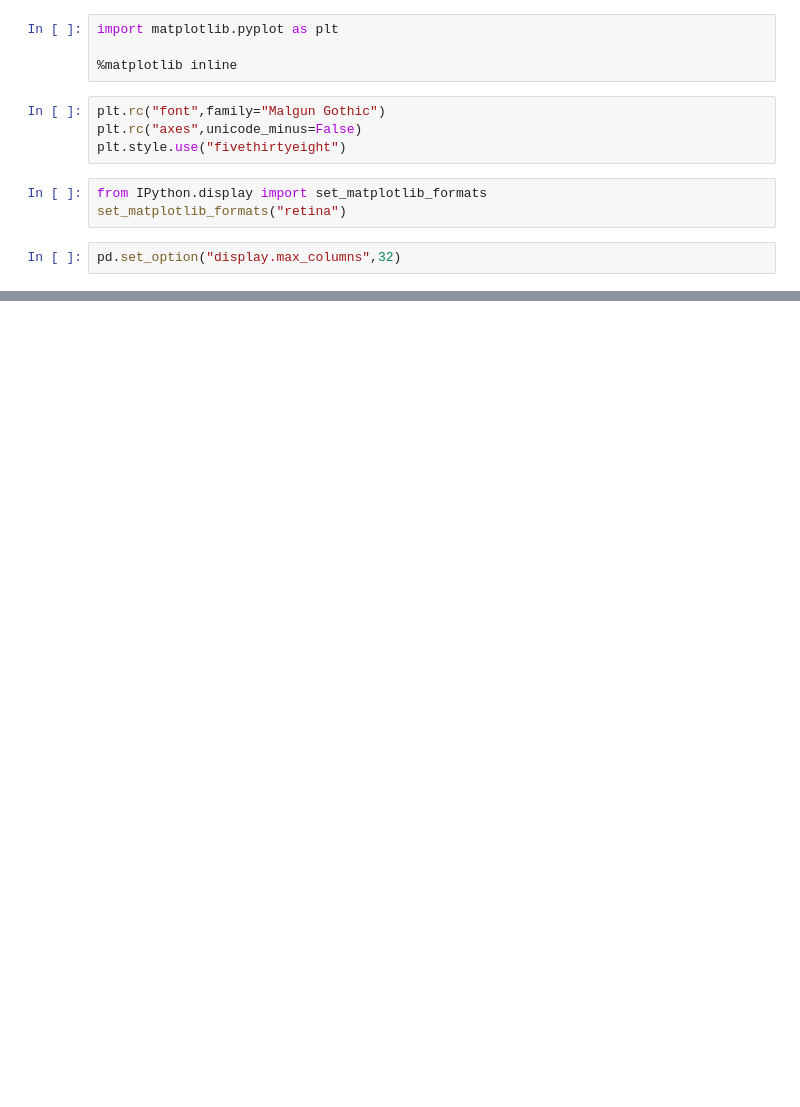
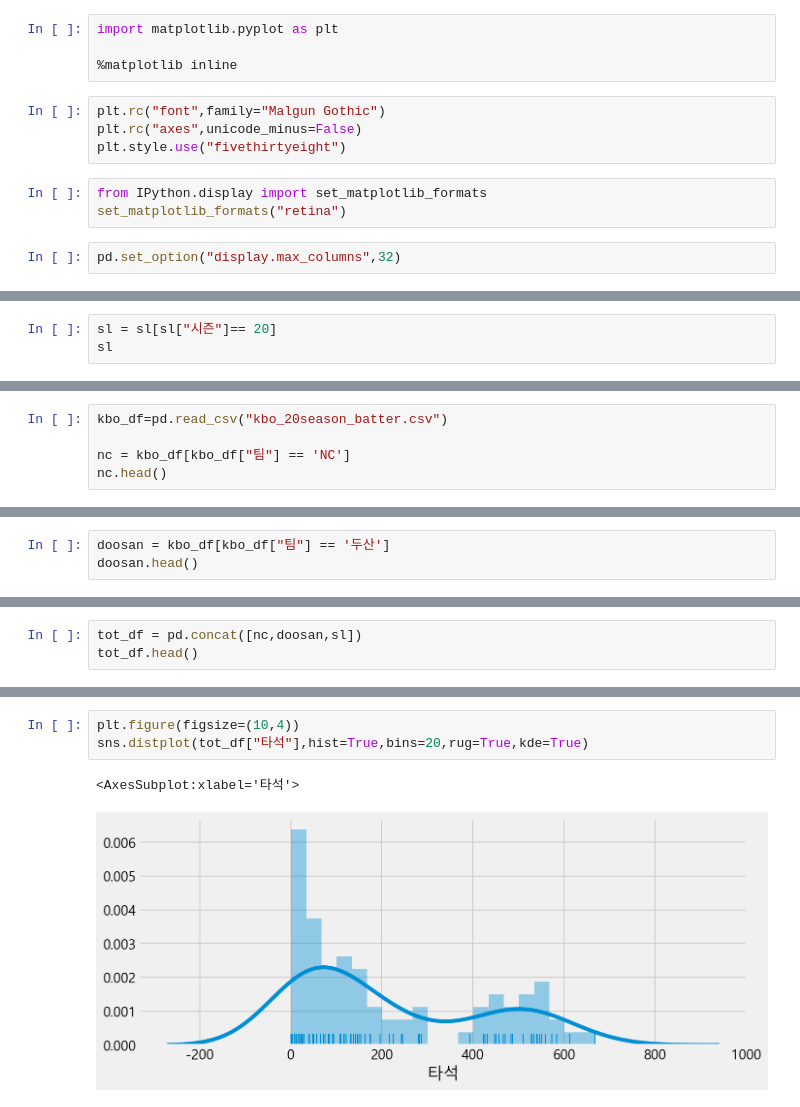
Before and after one commit to jeonprize/KBO-Analysis, a Jupyter notebook: 2020 SL.ipynb, the cells around one changed output, grey strips where cells are left out. Cells and saved outputs as stored; diff of their text form; blank space fills up the shorter version.

```diff
--- a/2020 SL.ipynb
+++ b/2020 SL.ipynb
@@ -114,0 +38,3 @@ Name: WAR, dtype: float64
+# %%
+sl = sl[sl["시즌"]== 20]
+sl
@@ -114,0 +128,5 @@ Name: WAR, dtype: float64
+# %%
+kbo_df=pd.read_csv("kbo_20season_batter.csv")
+
+nc = kbo_df[kbo_df["팀"] == 'NC']
+nc.head()
@@ -114,0 +140,3 @@ Name: WAR, dtype: float64
+# %%
+doosan = kbo_df[kbo_df["팀"] == '두산']
+doosan.head()
@@ -114,0 +166,3 @@ Name: WAR, dtype: float64
+# %%
+tot_df = pd.concat([nc,doosan,sl])
+tot_df.head()
@@ -114,0 +185,6 @@ Name: WAR, dtype: float64
+# %%
+plt.figure(figsize=(10,4))
+sns.distplot(tot_df["타석"],hist=True,bins=20,rug=True,kde=True)
+# %% [output]
+<AxesSubplot:xlabel='타석'>
+[figure, added]
```
Also changed, not shown: parts of 59 cells of this notebook.
